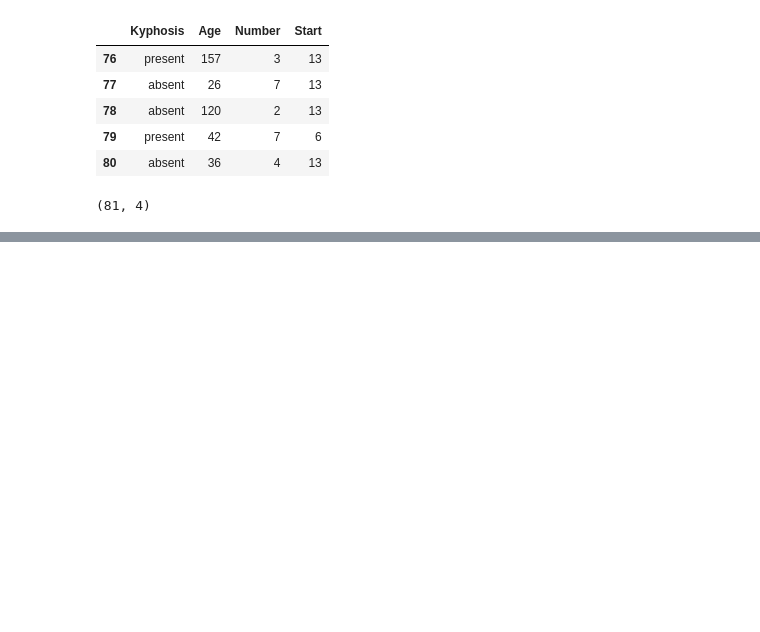
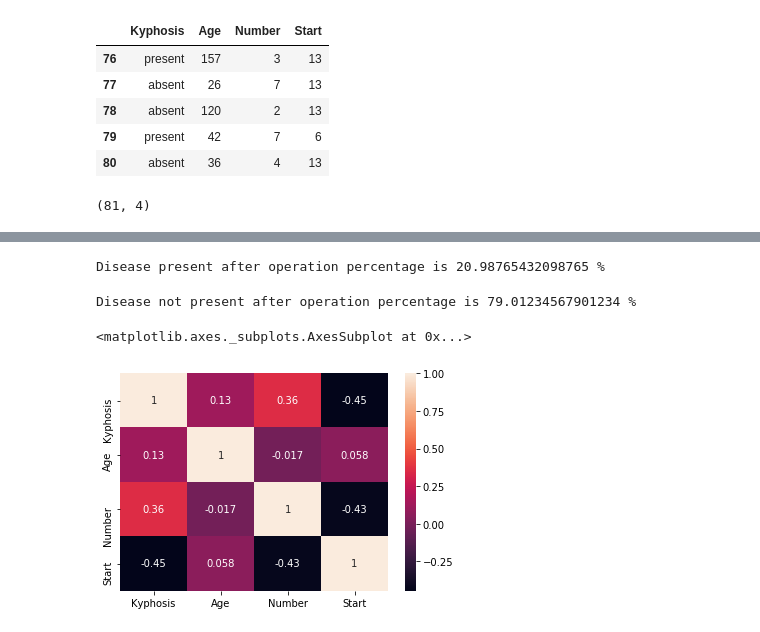
Before and after one commit to sagecodes/kyphsis-classifier-random-forest, a Jupyter notebook: kyphosis-prediction-random-forest.ipynb, the cells around one changed output, grey strips where cells are left out. Drawn from its saved outputs; the diff is of its cells as text; code cells hidden in the pictures; blank space fills up the shorter version.

```diff
--- a/kyphosis-prediction-random-forest.ipynb
+++ b/kyphosis-prediction-random-forest.ipynb
@@ -36,0 +57,4 @@ kyphosis_df.shape
+# %%
+# change Kyphosis Column into number output
+LabelEncoder_y = LabelEncoder()
+kyphosis_df['Kyphosis'] = LabelEncoder_y.fit_transform(kyphosis_df['Kyphosis'])
@@ -36,0 +93,13 @@ kyphosis_df.shape
+# %%
+print('Disease present after operation percentage is', (len(kyphosis_true)/len(kyphosis_df))*100, '%')
+# %% [output]
+Disease present after operation percentage is 20.98765432098765 %
+# %%
+print('Disease not present after operation percentage is', (len(kyphosis_false)/len(kyphosis_df))*100, '%')
+# %% [output]
+Disease not present after operation percentage is 79.01234567901234 %
+# %%
+sns.heatmap(kyphosis_df.corr(), annot = True)
+# %% [output]
+<matplotlib.axes._subplots.AxesSubplot at 0x...>
+[figure, added]
```
Also changed, not shown: parts of 17 cells of this notebook.
